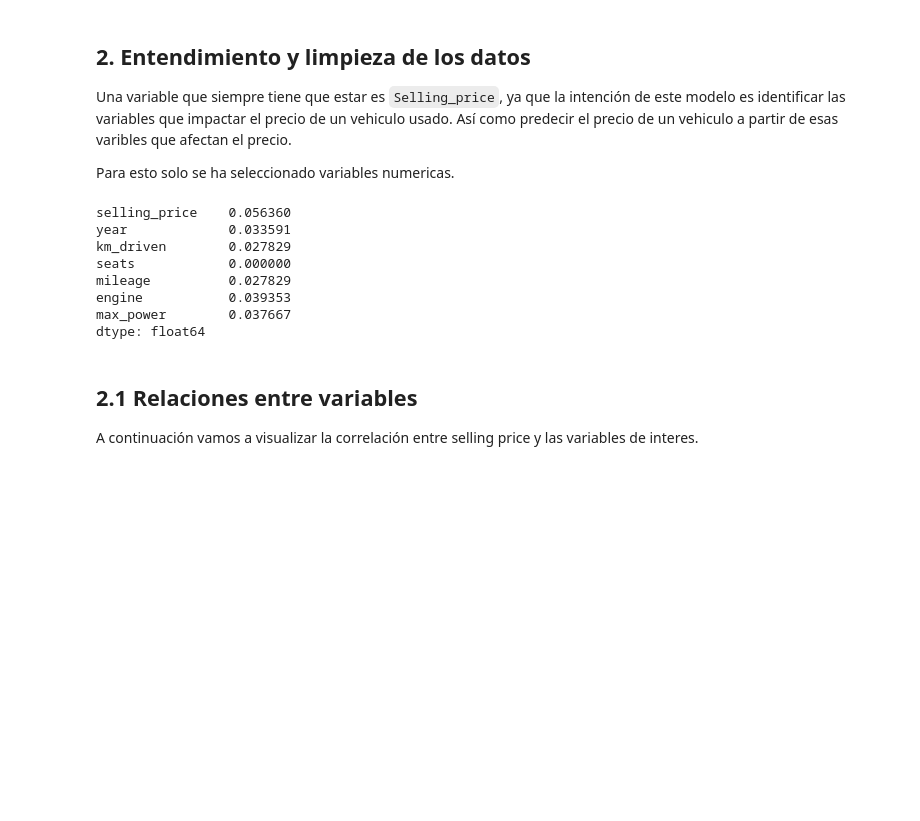
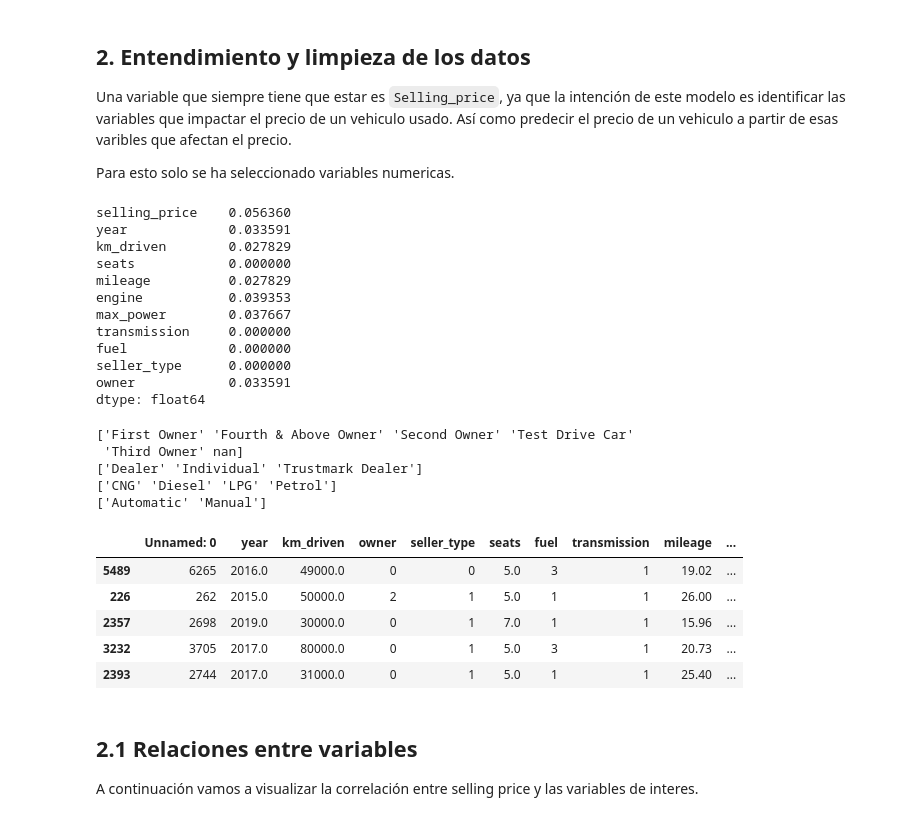
Before and after one commit to Paolaaaaaa/Lab2-Regresion, a Jupyter notebook: Regresion.ipynb, the cells around one changed output. Saved outputs shown, nothing was run; the diff lists cells and outputs as text; code cells hidden in the pictures; blank space fills up the shorter version.

```diff
--- a/Regresion.ipynb
+++ b/Regresion.ipynb
@@ -45,5 +49,5 @@ variables_interes = ['year', 'km_driven', 'seats', 'mileage', 'engine','max_powe
 # %%
-df_vehiculos[['selling_price'] + variables_interes].isnull().sum() / df_vehiculos.shape[0]
+df_vehiculos_t[['selling_price'] + variables_interes].isnull().sum() / df_vehiculos_t.shape[0]
 # %% [output]
 selling_price    0.056360
 year             0.033591
@@ -52,7 +56,37 @@ seats            0.000000
 mileage          0.027829
 engine           0.039353
 max_power        0.037667
+transmission     0.000000
+fuel             0.000000
+seller_type      0.000000
+owner            0.033591
 dtype: float64
+# %%
+encoder = LabelEncoder()
+df_vehiculos_t["owner"] = encoder.fit_transform(df_vehiculos_t["owner"])
+print(encoder.classes_)
+df_vehiculos_t["seller_type"] = encoder.fit_transform(df_vehiculos_t["seller_type"])
+print(encoder.classes_)
+
+df_vehiculos_t["fuel"] = encoder.fit_transform(df_vehiculos_t["fuel"])
+print(encoder.classes_)
+
+df_vehiculos_t["transmission"] = encoder.fit_transform(df_vehiculos_t["transmission"])
+print(encoder.classes_)
+
+df_vehiculos_t.sample(5)
+# %% [output]
+['First Owner' 'Fourth & Above Owner' 'Second Owner' 'Test Drive Car'
+ 'Third Owner' nan]
+['Dealer' 'Individual' 'Trustmark Dealer']
+['CNG' 'Diesel' 'LPG' 'Petrol']
+['Automatic' 'Manual']
+|  | Unnamed: 0 | year | km_driven | owner | seller_type | seats | fuel | transmission | mileage | ... |
+| 5489 | 6265 | 2016.0 | 49000.0 | 0 | 0 | 5.0 | 3 | 1 | 19.02 | ... |
+| 226 | 262 | 2015.0 | 50000.0 | 2 | 1 | 5.0 | 1 | 1 | 26.00 | ... |
+| 2357 | 2698 | 2019.0 | 30000.0 | 0 | 1 | 7.0 | 1 | 1 | 15.96 | ... |
+| 3232 | 3705 | 2017.0 | 80000.0 | 0 | 1 | 5.0 | 3 | 1 | 20.73 | ... |
+| 2393 | 2744 | 2017.0 | 31000.0 | 0 | 1 | 5.0 | 1 | 1 | 25.40 | ... |
 # %% [markdown]
 ## 2.1 Relaciones entre variables
 A continuación vamos a visualizar la correlación entre selling price y las variables de interes.
```
Also changed, not shown: parts of 40 cells of this notebook.
